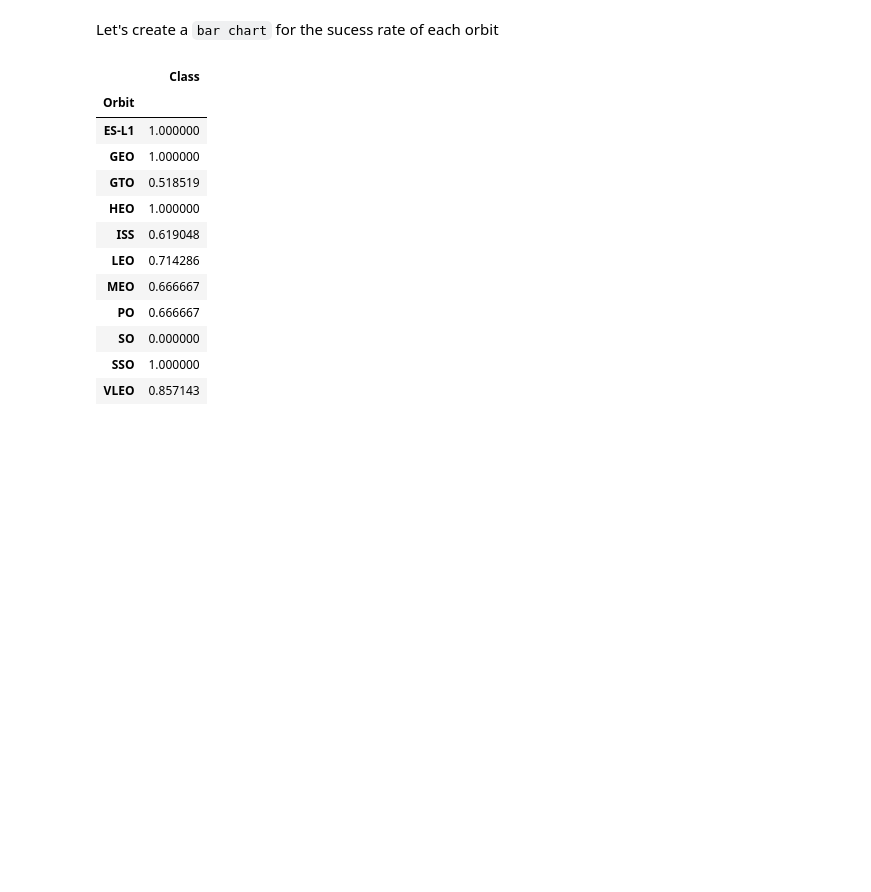
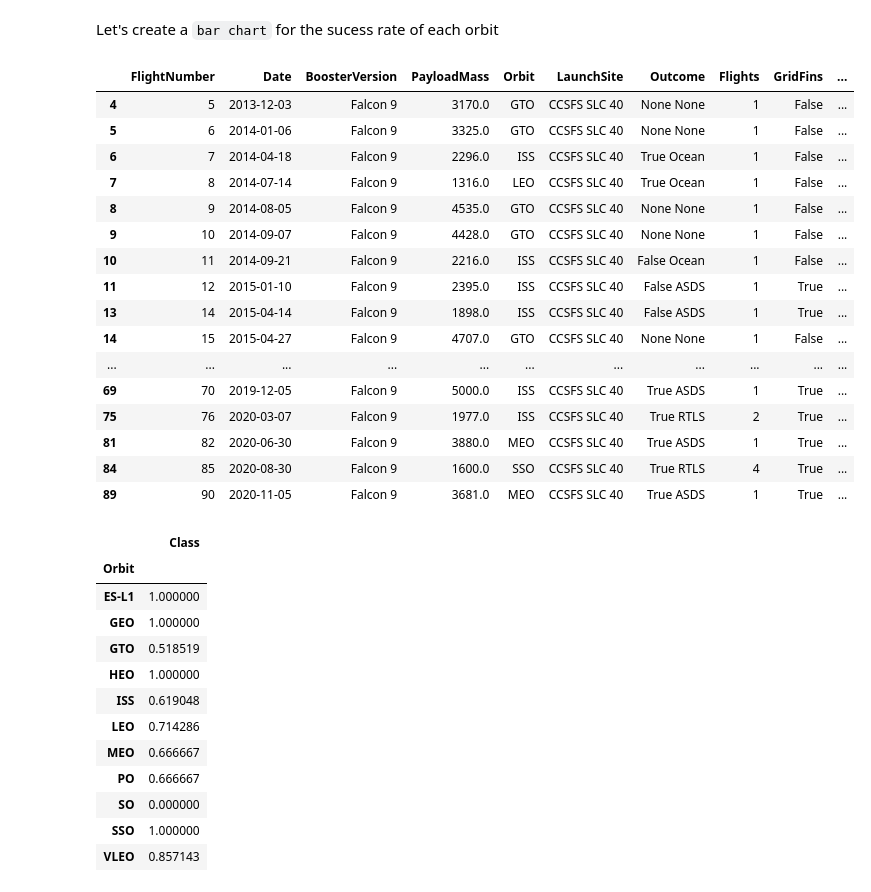
Before and after one commit to nanjunchen/Rocket-Launch-Data-Science-Project, a Jupyter notebook: eda-dataviz.ipynb, the cells around one changed output. Cells and saved outputs as stored; diff of their text form; code cells hidden in the pictures; blank space fills up the shorter version.

```diff
--- a/eda-dataviz.ipynb
+++ b/eda-dataviz.ipynb
@@ -136,6 +136,30 @@ Now if you observe Payload Vs. Launch Site scatter point chart you will find for
 Next, we want to visually check if there are any relationship between success rate and orbit type.
 # %% [markdown]
 Let's create a `bar chart` for the sucess rate of each orbit
+# %%
+#pie_data = df[df['Orbit']=='ISS'].groupby('Class').count().reset_index()
+value = [1000,5000]
+pie_data = df[df['PayloadMass'].between(1000,5000)]
+#pie_data = pie_data.sort_values(by=['Class'])
+pie_data
+# %% [output]
+|  | FlightNumber | Date | BoosterVersion | PayloadMass | Orbit | LaunchSite | Outcome | Flights | GridFins | ... |
+| 4 | 5 | 2013-12-03 | Falcon 9 | 3170.0 | GTO | CCSFS SLC 40 | None None | 1 | False | ... |
+| 5 | 6 | 2014-01-06 | Falcon 9 | 3325.0 | GTO | CCSFS SLC 40 | None None | 1 | False | ... |
+| 6 | 7 | 2014-04-18 | Falcon 9 | 2296.0 | ISS | CCSFS SLC 40 | True Ocean | 1 | False | ... |
+| 7 | 8 | 2014-07-14 | Falcon 9 | 1316.0 | LEO | CCSFS SLC 40 | True Ocean | 1 | False | ... |
+| 8 | 9 | 2014-08-05 | Falcon 9 | 4535.0 | GTO | CCSFS SLC 40 | None None | 1 | False | ... |
+| 9 | 10 | 2014-09-07 | Falcon 9 | 4428.0 | GTO | CCSFS SLC 40 | None None | 1 | False | ... |
+| 10 | 11 | 2014-09-21 | Falcon 9 | 2216.0 | ISS | CCSFS SLC 40 | False Ocean | 1 | False | ... |
+| 11 | 12 | 2015-01-10 | Falcon 9 | 2395.0 | ISS | CCSFS SLC 40 | False ASDS | 1 | True | ... |
+| 13 | 14 | 2015-04-14 | Falcon 9 | 1898.0 | ISS | CCSFS SLC 40 | False ASDS | 1 | True | ... |
+| 14 | 15 | 2015-04-27 | Falcon 9 | 4707.0 | GTO | CCSFS SLC 40 | None None | 1 | False | ... |
+| ... | ... | ... | ... | ... | ... | ... | ... | ... | ... | ... |
+| 69 | 70 | 2019-12-05 | Falcon 9 | 5000.0 | ISS | CCSFS SLC 40 | True ASDS | 1 | True | ... |
+| 75 | 76 | 2020-03-07 | Falcon 9 | 1977.0 | ISS | CCSFS SLC 40 | True RTLS | 2 | True | ... |
+| 81 | 82 | 2020-06-30 | Falcon 9 | 3880.0 | MEO | CCSFS SLC 40 | True ASDS | 1 | True | ... |
+| 84 | 85 | 2020-08-30 | Falcon 9 | 1600.0 | SSO | CCSFS SLC 40 | True RTLS | 4 | True | ... |
+| 89 | 90 | 2020-11-05 | Falcon 9 | 3681.0 | MEO | CCSFS SLC 40 | True ASDS | 1 | True | ... |
 # %%
 bar_data = pd.DataFrame(df.groupby('Orbit')['Class'].mean())
 bar_data
```
Also changed, not shown: parts of 5 cells of this notebook.
